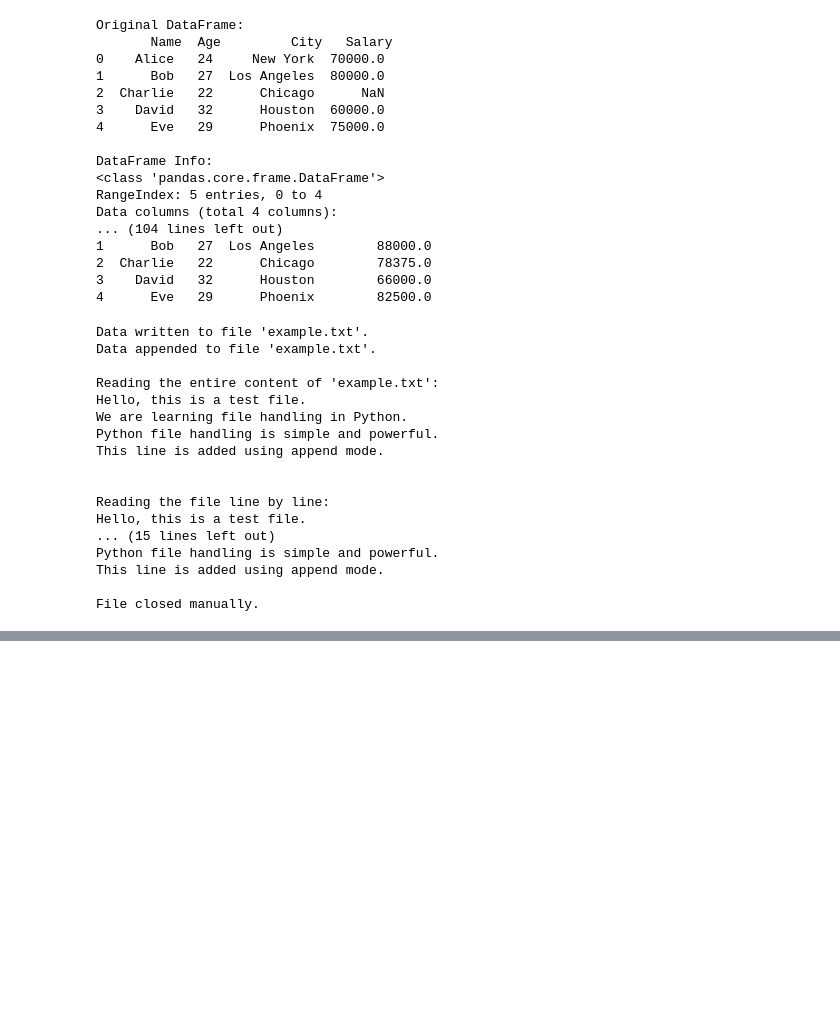
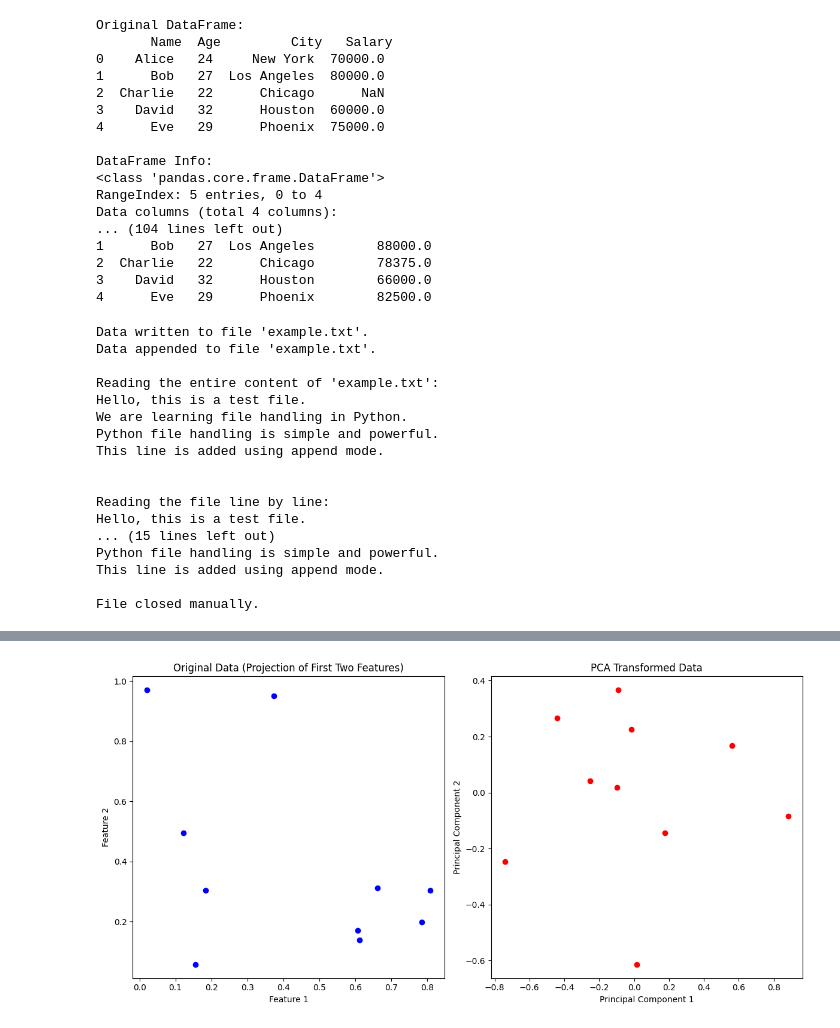
Before and after one commit to Vsathe99/machine-learning, a Jupyter notebook: first.ipynb, the cells around one changed output, grey strips where cells are left out. Saved outputs shown, nothing was run; the diff lists cells and outputs as text; code cells hidden in the pictures; blank space fills up the shorter version.

```diff
--- a/first.ipynb
+++ b/first.ipynb
@@ -348,0 +420,99 @@ File closed manually.
+# %%
+import numpy as np
+import matplotlib.pyplot as plt
+
+# Step 1: Center the data
+def center_data(X):
+    return X - np.mean(X, axis=0)
+
+# Step 2: Compute the covariance matrix
+def covariance_matrix(X_centered):
+    return np.cov(X_centered, rowvar=False)
+
+# Step 3: Compute eigenvalues and eigenvectors
+def compute_eigen(cov_matrix):
+    eigenvalues, eigenvectors = np.linalg.eigh(cov_matrix)
+    return eigenvalues, eigenvectors
+
+# Step 4: Sort eigenvectors by eigenvalues
+def sort_eigenvectors(eigenvalues, eigenvectors):
+    sorted_indices = np.argsort(eigenvalues)[::-1]
+    sorted_eigenvalues = eigenvalues[sorted_indices]
+    sorted_eigenvectors = eigenvectors[:, sorted_indices]
+    return sorted_eigenvalues, sorted_eigenvectors
+
+# Step 5: Project data onto principal components
+def project_data(X_centered, eigenvectors, k):
+    return np.dot(X_centered, eigenvectors[:, :k])
+
+# PCA Class Implementation
+class PCA:
+    def __init__(self, n_components):
+        self.n_components = n_components
+        self.mean_ = None
+        self.components_ = None
+        self.explained_variance_ = None
+
+    def fit(self, X):
+        # Step 1: Center the data
+        X_centered = center_data(X)
+
+        # Step 2: Compute the covariance matrix
+        cov_matrix = covariance_matrix(X_centered)
+
+        # Step 3: Compute eigenvalues and eigenvectors
+        eigenvalues, eigenvectors = compute_eigen(cov_matrix)
+
+        # Step 4: Sort eigenvectors by eigenvalues
+        sorted_eigenvalues, sorted_eigenvectors = sort_eigenvectors(eigenvalues, eigenvectors)
+
+        # Step 5: Save the results
+        self.mean_ = np.mean(X, axis=0)
+        self.components_ = sorted_eigenvectors[:, :self.n_components]
+        self.explained_variance_ = sorted_eigenvalues[:self.n_components]
+
+    def transform(self, X):
+        # Center the data
+        X_centered = center_data(X)
+
+        # Project the data onto the principal components
+        return project_data(X_centered, self.components_, self.n_components)
+
+    def fit_transform(self, X):
+        self.fit(X)
+        return self.transform(X)
+
+# Example usage
+
+# Create a sample dataset (5 features and 10 samples)
+np.random.seed(42)
+X = np.random.rand(10, 5)  # 10 samples, 5 features
+
+# Perform PCA to reduce the dimensionality to 2
+pca = PCA(n_components=2)
+X_pca = pca.fit_transform(X)
+
+# Show the results
+print("Original data shape:", X.shape)
+print("Transformed data shape:", X_pca.shape)
+
+# Plotting the original data
+plt.figure(figsize=(12, 6))
+
+# Plot original data in 5D (this is just a 2D projection for illustration)
+plt.subplot(1, 2, 1)
+plt.scatter(X[:, 0], X[:, 1], color='b', label='Original Data')
+plt.title('Original Data (Projection of First Two Features)')
+plt.xlabel('Feature 1')
+plt.ylabel('Feature 2')
+
+# Plotting the transformed data (PCA results) in 2D
+plt.subplot(1, 2, 2)
+plt.scatter(X_pca[:, 0], X_pca[:, 1], color='r', label='PCA Transformed Data')
+plt.title('PCA Transformed Data')
+plt.xlabel('Principal Component 1')
+plt.ylabel('Principal Component 2')
+
+plt.tight_layout()
+plt.show()
+# %% [output]
@@ -348,0 +521 @@ File closed manually.
+[figure, added]
```
Also changed, not shown: parts of 5 cells of this notebook.
